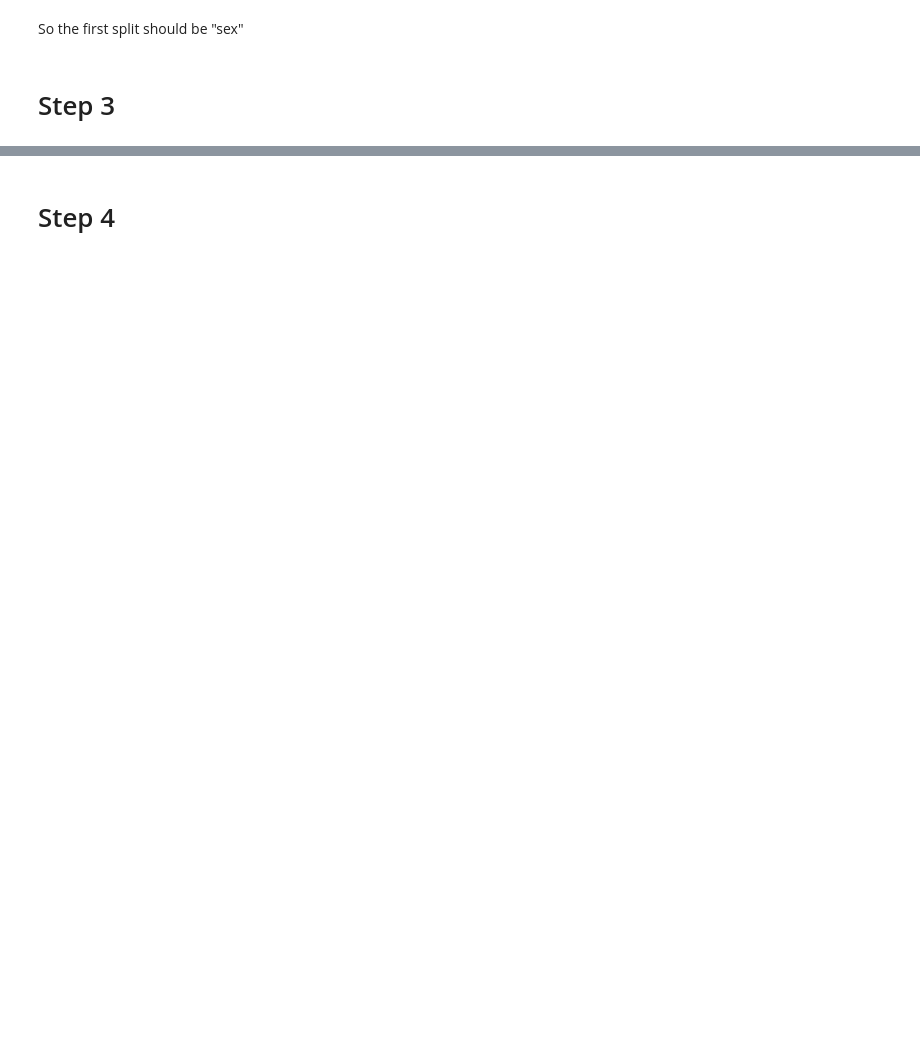
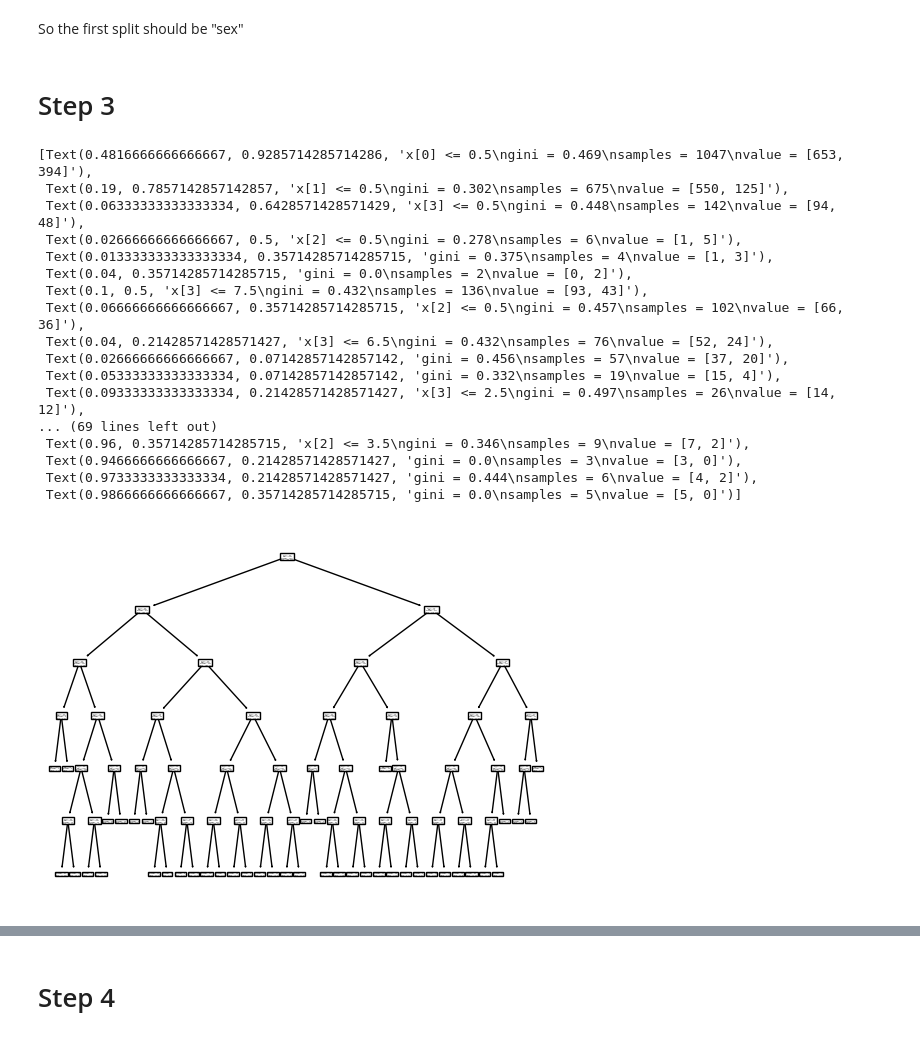
Before and after one commit to cameronruddy/ee595, a Jupyter notebook: HW3/hw3_24Fall.ipynb, the cells around one changed output, grey strips where cells are left out. Cells and saved outputs as stored; diff of their text form; code cells hidden in the pictures; blank space fills up the shorter version.

```diff
--- a/HW3/hw3_24Fall.ipynb
+++ b/HW3/hw3_24Fall.ipynb
@@ -133,33 +133,45 @@ So the first split should be "sex"
 # %%
 from sklearn.tree import DecisionTreeClassifier, plot_tree #sklearn.metrics is not imported !!!
 
 # Instantiate the DecisionTreeClassifier
 tree_classifier = DecisionTreeClassifier(max_depth=6)
 
 # Prepare the features and target variables for training
 # Values in "sex" and "pclass" need to be replaced w floats
-"""
-x_mod_sex = x_training["sex"].replace({"male": 0,
-                       "female": 1})
-x_mod_pclass = x_training["pclass"].replace({"1st":0,
-                          "2nd":1,
-                          "3rd":2})
-"""
 
 feature_list = pd.concat([x_training["sex"].replace({"male": 0,
                                                     "female": 1}),
                           x_training["pclass"].replace({"1st":0,
                           "2nd":1,
                           "3rd":2}),
                           x_training["sibsp"],
                           x_training["age"]],
                           axis=1
 )
 
 # Fit the decision tree model
-tree_classifier.fit(feature_list,
+tree_classifier.fit(feature_list.values,
                     y_training)
 
 # Plot the full decision tree
 plot_tree(tree_classifier)
+# %% [output]
+[Text(0.4816666666666667, 0.9285714285714286, 'x[0] <= 0.5\ngini = 0.469\nsamples = 1047\nvalue = [653, 394]'),
+ Text(0.19, 0.7857142857142857, 'x[1] <= 0.5\ngini = 0.302\nsamples = 675\nvalue = [550, 125]'),
+ Text(0.06333333333333334, 0.6428571428571429, 'x[3] <= 0.5\ngini = 0.448\nsamples = 142\nvalue = [94, 48]'),
+ Text(0.02666666666666667, 0.5, 'x[2] <= 0.5\ngini = 0.278\nsamples = 6\nvalue = [1, 5]'),
+ Text(0.013333333333333334, 0.35714285714285715, 'gini = 0.375\nsamples = 4\nvalue = [1, 3]'),
+ Text(0.04, 0.35714285714285715, 'gini = 0.0\nsamples = 2\nvalue = [0, 2]'),
+ Text(0.1, 0.5, 'x[3] <= 7.5\ngini = 0.432\nsamples = 136\nvalue = [93, 43]'),
+ Text(0.06666666666666667, 0.35714285714285715, 'x[2] <= 0.5\ngini = 0.457\nsamples = 102\nvalue = [66, 36]'),
+ Text(0.04, 0.21428571428571427, 'x[3] <= 6.5\ngini = 0.432\nsamples = 76\nvalue = [52, 24]'),
+ Text(0.02666666666666667, 0.07142857142857142, 'gini = 0.456\nsamples = 57\nvalue = [37, 20]'),
+ Text(0.05333333333333334, 0.07142857142857142, 'gini = 0.332\nsamples = 19\nvalue = [15, 4]'),
+ Text(0.09333333333333334, 0.21428571428571427, 'x[3] <= 2.5\ngini = 0.497\nsamples = 26\nvalue = [14, 12]'),
+... (69 lines left out)
+ Text(0.96, 0.35714285714285715, 'x[2] <= 3.5\ngini = 0.346\nsamples = 9\nvalue = [7, 2]'),
+ Text(0.9466666666666667, 0.21428571428571427, 'gini = 0.0\nsamples = 3\nvalue = [3, 0]'),
+ Text(0.9733333333333334, 0.21428571428571427, 'gini = 0.444\nsamples = 6\nvalue = [4, 2]'),
+ Text(0.9866666666666667, 0.35714285714285715, 'gini = 0.0\nsamples = 5\nvalue = [5, 0]')]
+[figure, added]
 # %%
```
Also changed, not shown: parts of 5 cells of this notebook, 1 other file.
